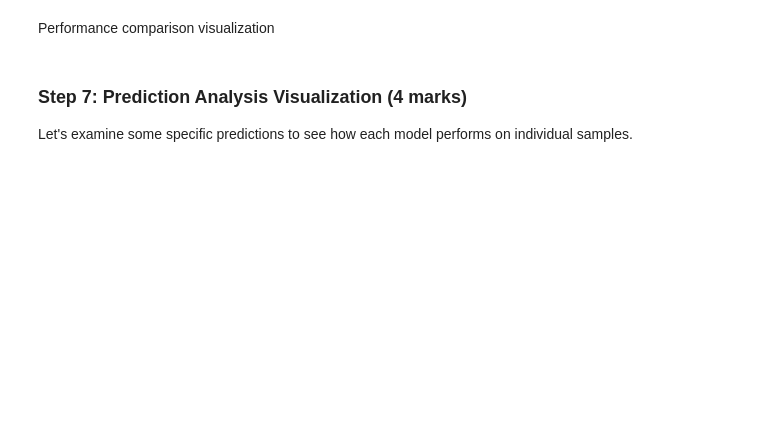
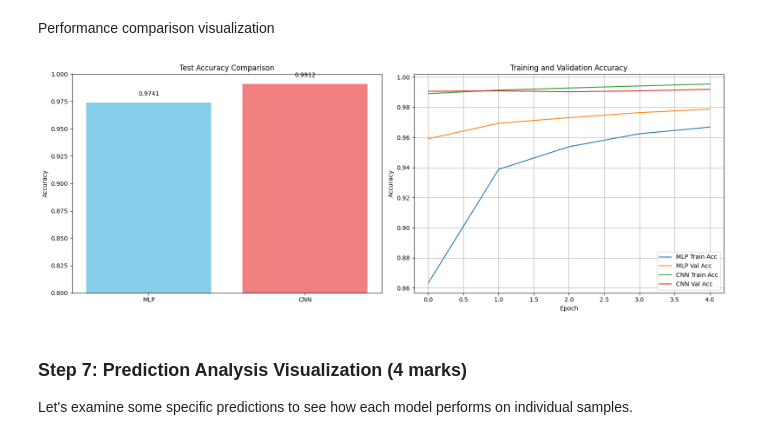
Before and after one commit to prabjotsanghera/ENGG680_2025_Fall, a Jupyter notebook: Lab_Assignment2/Assignment2_Upload.ipynb, the cells around one changed output. Saved outputs shown, nothing was run; the diff lists cells and outputs as text; code cells hidden in the pictures; blank space fills up the shorter version.

```diff
--- a/Lab_Assignment2/Assignment2_Upload.ipynb
+++ b/Lab_Assignment2/Assignment2_Upload.ipynb
@@ -1283,6 +1538,12 @@ print("CNN Model created")
 # %%
 # Train CNN model using cnn_model we compile, same parameters as MLP
 # (1 marks)
-cnn_history =
+cnn_history = cnn_model.fit(
+    X_train_normalized, y_train_categorical,
+    epochs=EPOCHS,
+    batch_size=BATCH_SIZE,
+    validation_split=0.1,
+    verbose=0
+)
 
 print("CNN training completed")
@@ -1297,14 +1560,22 @@ Using .predict(), .evaluate() functions as we used in part2
 # Get test loss and accuracy, make predictions, convert probabilities to class labels
 
 # your code here for mlp (1.5 marks)
+mlp_test_loss, mlp_test_accuracy = mlp_model.evaluate(X_test_normalized, y_test_categorical, verbose=0)
+mlp_predictions = mlp_model.predict(X_test_normalized, verbose=0)
 
 # Note: The model outputs class probabilities (softmax). We convert these to discrete class labels by taking the index of the maximum probability (argmax).
 # These integer labels (0-9) are required for computing accuracy, building confusion matrices, and for plotting / comparing predicted vs true labels.
 mlp_predicted_classes = np.argmax(mlp_predictions, axis=1)
 
 # your code here for cnn (1.5 marks)
+cnn_test_loss, cnn_test_accuracy = cnn_model.evaluate(X_test_normalized, y_test_categorical, verbose=0)
+cnn_predictions = cnn_model.predict(X_test_normalized, verbose=0)
 
 # Similarly, convert CNN predicted probabilities to class labels
-
+cnn_predicted_classes = np.argmax(cnn_predictions, axis=1)
 
 # Display Results
+print(f"MLP Test Accuracy: {mlp_test_accuracy:.4f}")
+print(f"MLP Test Loss: {mlp_test_loss:.4f}")
+print(f"CNN Test Accuracy: {cnn_test_accuracy:.4f}")
+print(f"CNN Test Loss: {cnn_test_loss:.4f}")
@@ -1322,3 +1589,40 @@ plt.show()
+# %%
+# Create side-by-side bar chart for model accuracy comparison and line plot for training progress comparison
+# (1 marks)
+# put them in a single figure horizontally
+# Add titles, labels, legends for clarity
+# hint: use .history() function to get training history from the training step
+
+
+# Create a figure with two subplots side-by-side
+fig, axes = plt.subplots(1, 2, figsize=(16, 6))
+
+# Subplot 1: Model Accuracy Comparison (Bar Chart)
+model_names = ['MLP', 'CNN']
+accuracies = [mlp_test_accuracy, cnn_test_accuracy]
+axes[0].bar(model_names, accuracies, color=['skyblue', 'lightcoral'])
+axes[0].set_ylabel('Accuracy')
+axes[0].set_title('Test Accuracy Comparison')
+axes[0].set_ylim(0.8, 1.0) # Set y-axis limit for better visual comparison
+for i, acc in enumerate(accuracies):
+    axes[0].text(i, acc + 0.005, f'{acc:.4f}', ha='center', va='bottom')
+
+# Subplot 2: Training Progress Comparison (Line Plots)
+# Plot training & validation accuracy values
+axes[1].plot(mlp_history.history['accuracy'], label='MLP Train Acc')
+axes[1].plot(mlp_history.history['val_accuracy'], label='MLP Val Acc')
+axes[1].plot(cnn_history.history['accuracy'], label='CNN Train Acc')
+axes[1].plot(cnn_history.history['val_accuracy'], label='CNN Val Acc')
+axes[1].set_ylabel('Accuracy')
+axes[1].set_xlabel('Epoch')
+axes[1].set_title('Training and Validation Accuracy')
+axes[1].legend()
+axes[1].grid(True)
+
+plt.tight_layout()
+plt.show()
+# %% [output]
+[figure, added]
 # %% [markdown]
 ### Step 7: Prediction Analysis Visualization (4 marks)
 
```
Also changed, not shown: parts of 28 cells of this notebook.
